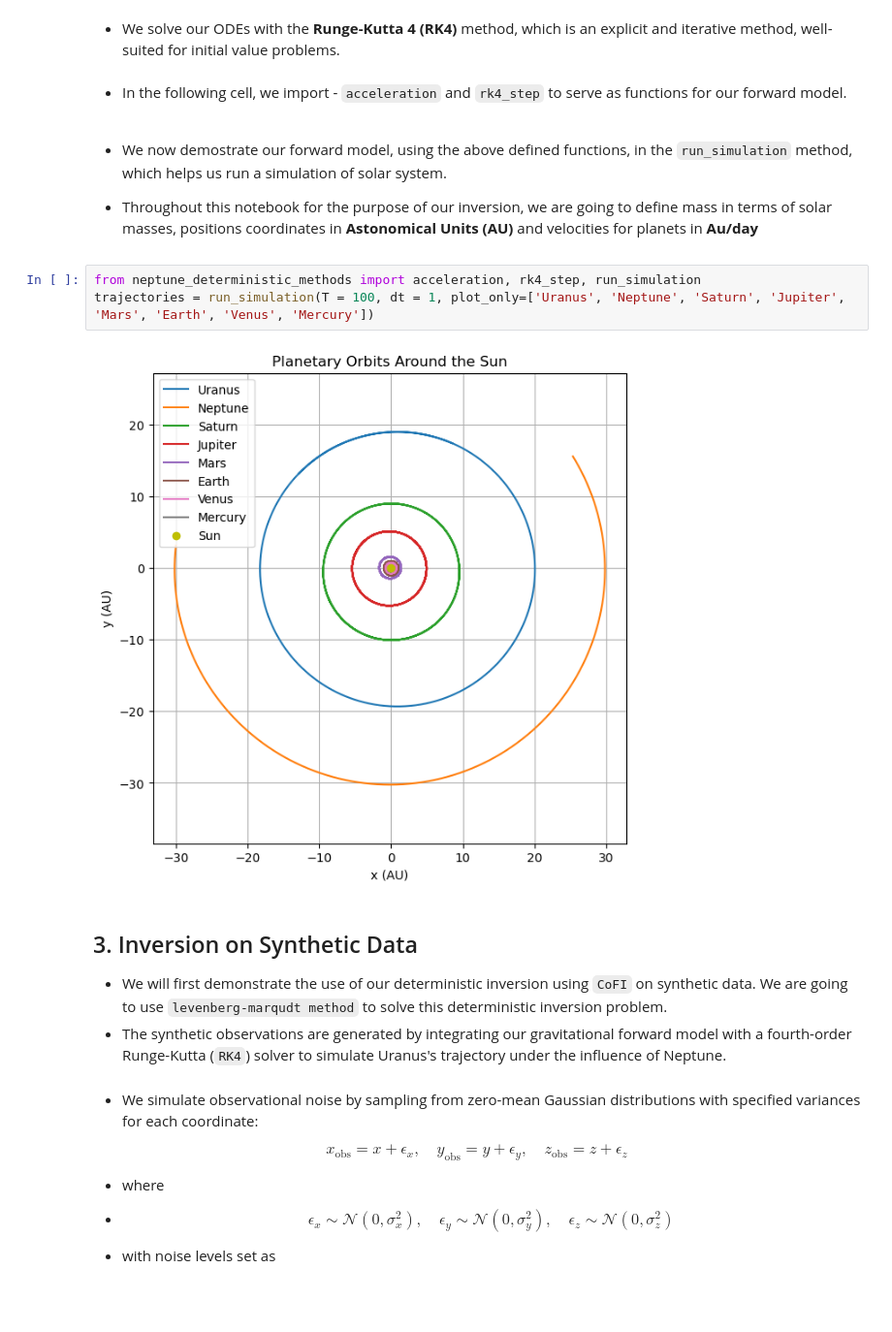
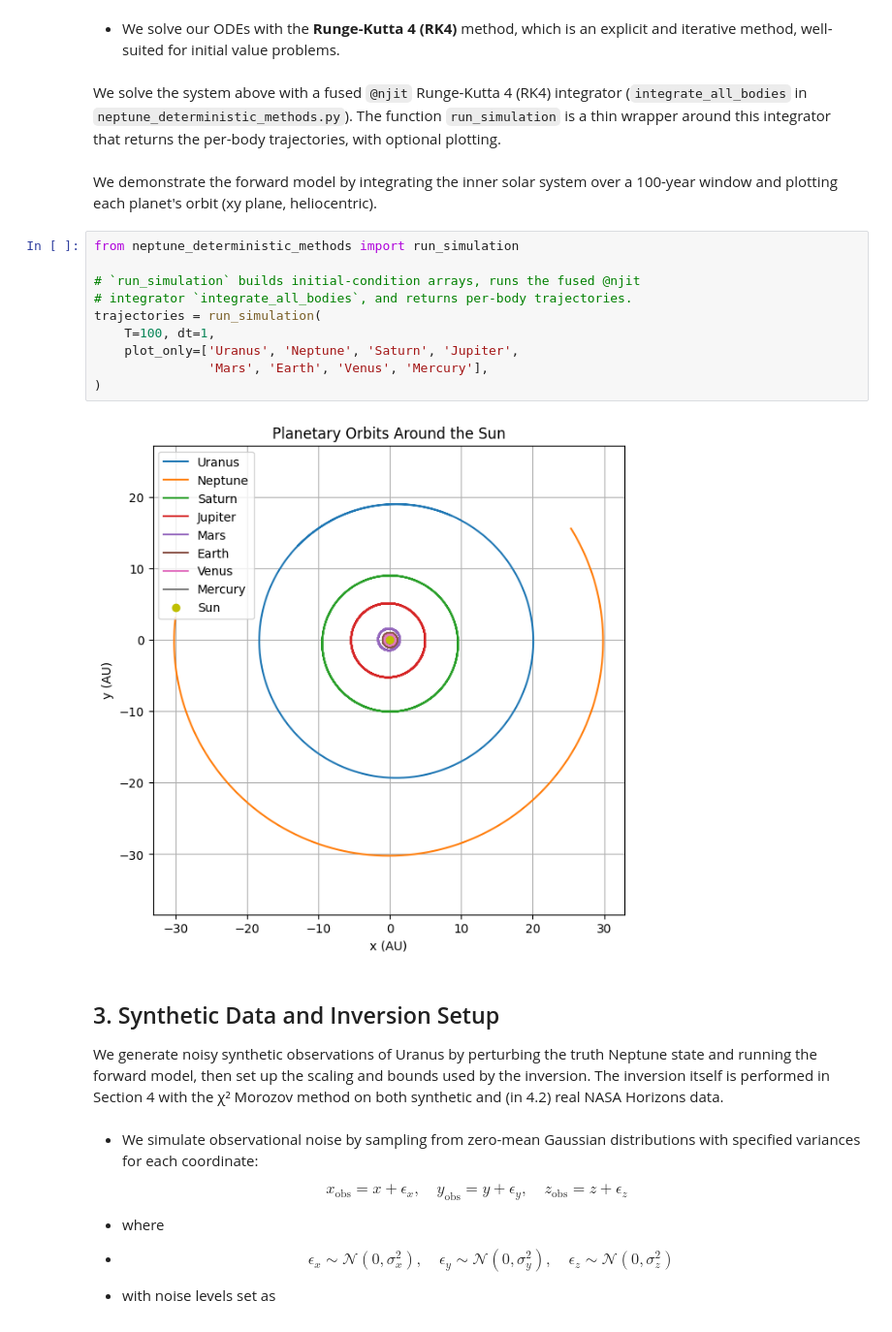
Before and after one commit to inlab-geo/cofi-examples, a Jupyter notebook: examples/Finding_Neptune_Inversions/finding_neptune_via_deterministic_inv.ipynb, the cells around one changed output. Shown at 97% size. Drawn from its saved outputs; the diff is of its cells as text; blank space fills up the shorter version.

```diff
--- a/examples/Finding_Neptune_Inversions/finding_neptune_via_deterministic_inv.ipynb
+++ b/examples/Finding_Neptune_Inversions/finding_neptune_via_deterministic_inv.ipynb
@@ -105,24 +105,26 @@ from cofi import BaseProblem, InversionOptions, Inversion
 np.random.seed(42)
 # %% [markdown]
 - We solve our ODEs with the **Runge-Kutta 4 (RK4)** method, which is an explicit and iterative method, well-suited for initial value problems.
-# %% [markdown]
-- In the following cell, we import -  `acceleration` and `rk4_step` to serve as functions for our forward model.
-# %% [markdown]
-- We now demostrate our forward model, using the above defined functions, in the `run_simulation` method, which helps us run a simulation of solar system.
-
-
-
-- Throughout this notebook for the purpose of our inversion, we are going to define mass in terms of solar masses, positions coordinates in **Astonomical Units (AU)** and velocities for planets in **Au/day**
+# %% [markdown]
+We solve the system above with a fused `@njit` Runge-Kutta 4 (RK4) integrator (`integrate_all_bodies` in `neptune_deterministic_methods.py`). The function `run_simulation` is a thin wrapper around this integrator that returns the per-body trajectories, with optional plotting.
+# %% [markdown]
+We demonstrate the forward model by integrating the inner solar system over a 100-year window and plotting each planet's orbit (xy plane, heliocentric).
 # %%
-from neptune_deterministic_methods import acceleration, rk4_step, run_simulation
-trajectories = run_simulation(T = 100, dt = 1, plot_only=['Uranus', 'Neptune', 'Saturn', 'Jupiter', 'Mars', 'Earth', 'Venus', 'Mercury'])
+from neptune_deterministic_methods import run_simulation
+
+# `run_simulation` builds initial-condition arrays, runs the fused @njit
+# integrator `integrate_all_bodies`, and returns per-body trajectories.
+trajectories = run_simulation(
+    T=100, dt=1,
+    plot_only=['Uranus', 'Neptune', 'Saturn', 'Jupiter',
+               'Mars', 'Earth', 'Venus', 'Mercury'],
+)
 # %% [output]
-[figure, old version]
+[figure, new version]
-# %% [markdown]
-## 3. Inversion on Synthetic Data
-
-- We will first demonstrate the use of our deterministic inversion using `CoFI` on synthetic data. We are going to use `levenberg-marqudt method` to solve this deterministic inversion problem.
-- The synthetic observations are generated by integrating our gravitational forward model with a fourth-order Runge-Kutta (`RK4`) solver to simulate Uranus's trajectory under the influence of Neptune.
+# %% [markdown]
+## 3. Synthetic Data and Inversion Setup
+
+We generate noisy synthetic observations of Uranus by perturbing the truth Neptune state and running the forward model, then set up the scaling and bounds used by the inversion. The inversion itself is performed in Section 4 with the χ² Morozov method on both synthetic and (in 4.2) real NASA Horizons data.
 # %% [markdown]
 - We simulate observational noise by sampling from zero-mean Gaussian distributions with specified variances for each coordinate:
 
```
Also changed, not shown: parts of 27 cells of this notebook, 5 other files.
